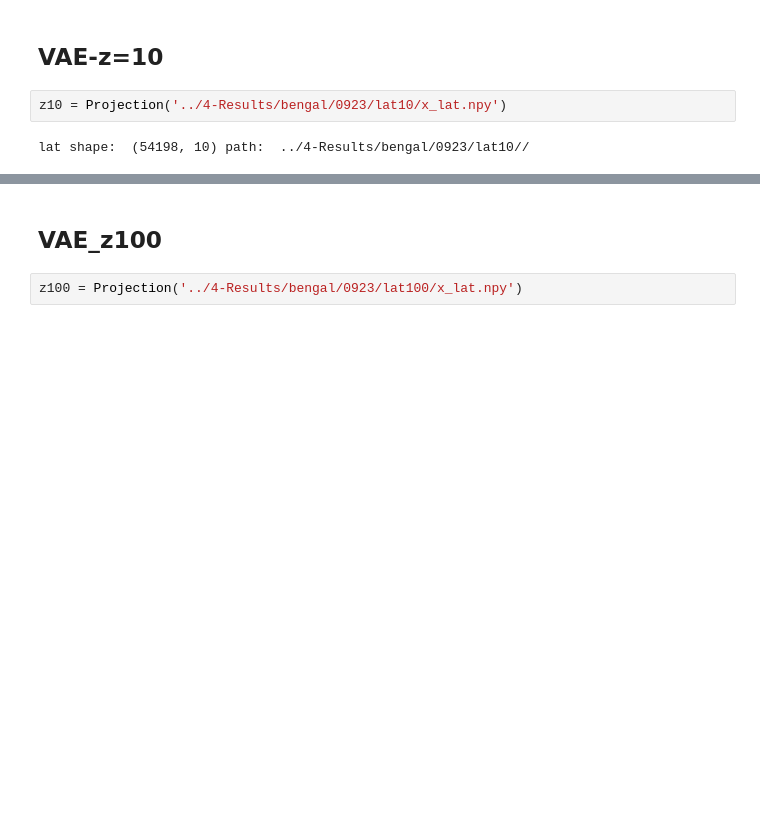
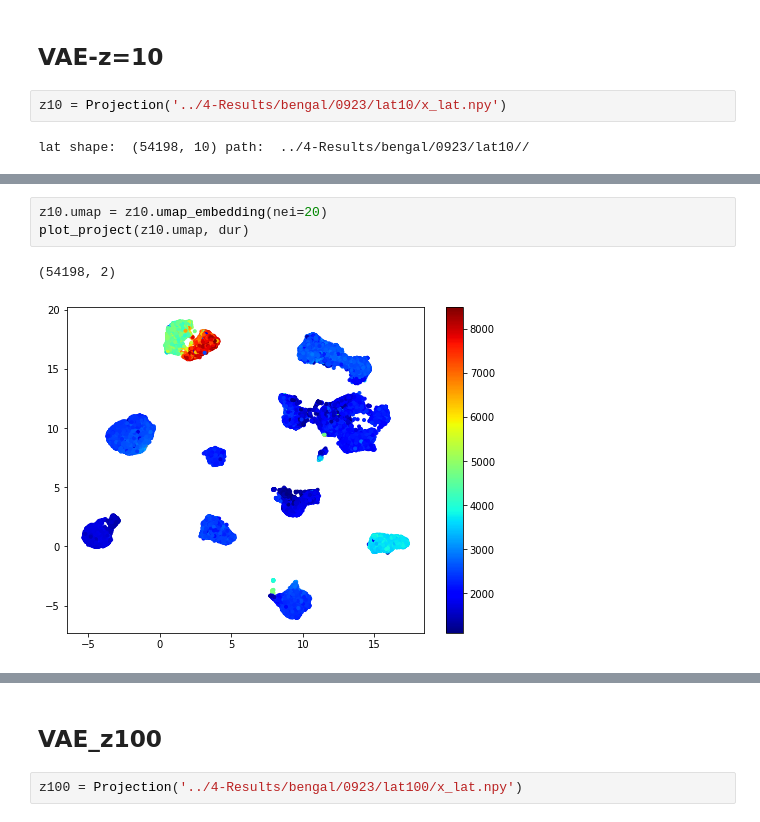
Before and after one commit to yebiny/Songbird-clusturing, a Jupyter notebook: 3-Train/3-umap.ipynb, the cells around one changed output, grey strips where cells are left out. Saved outputs shown, nothing was run; the diff lists cells and outputs as text; blank space fills up the shorter version.

```diff
--- a/3-Train/3-umap.ipynb
+++ b/3-Train/3-umap.ipynb
@@ -47 +51,7 @@ UMAP(a=None, angular_rp_forest=False, b=None,
+# %%
+z10.umap = z10.umap_embedding(nei=20)
+plot_project(z10.umap, dur)
+# %% [output]
+(54198, 2)
+[figure, added]
 # %%
```
Also changed, not shown: parts of 14 cells of this notebook, 1 other file.
